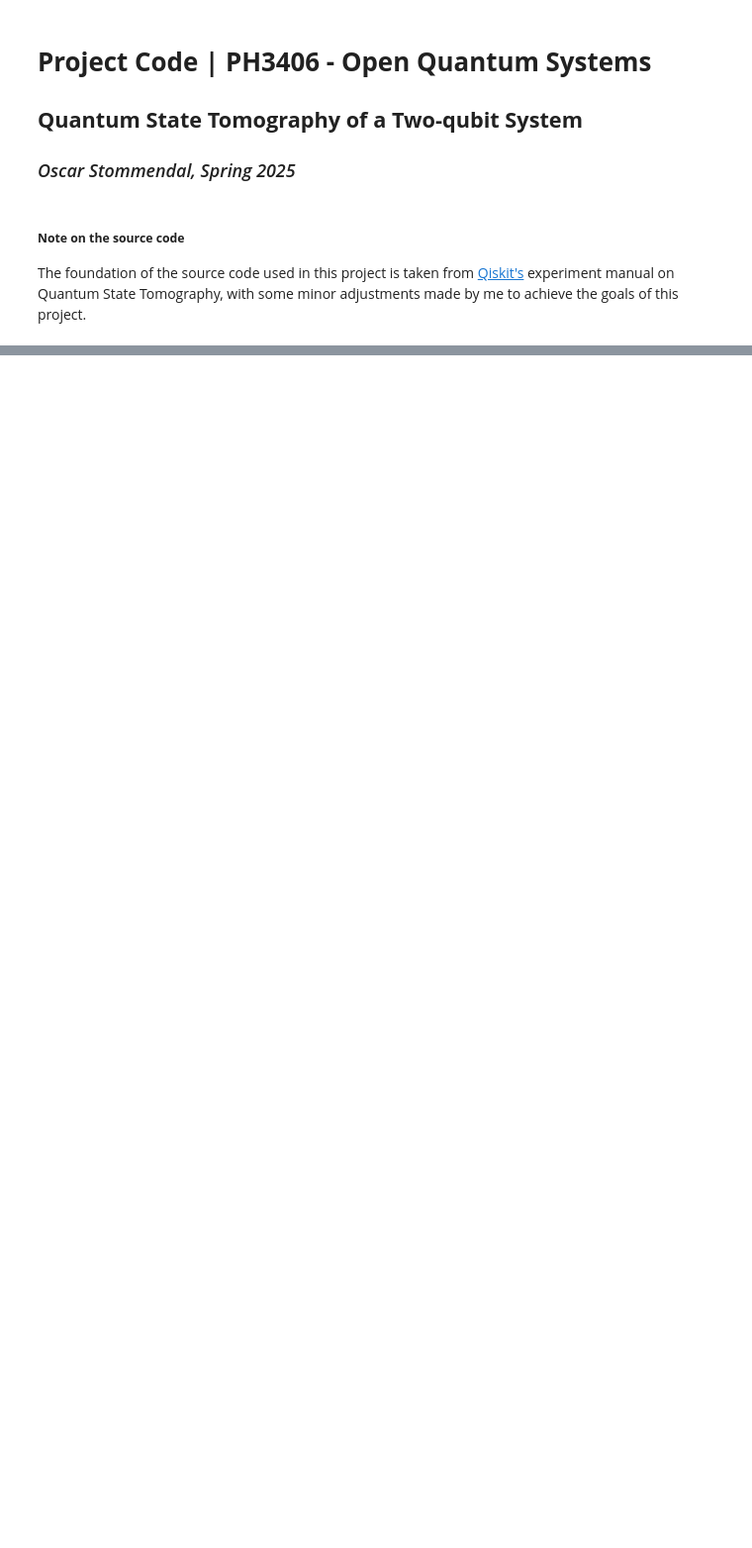
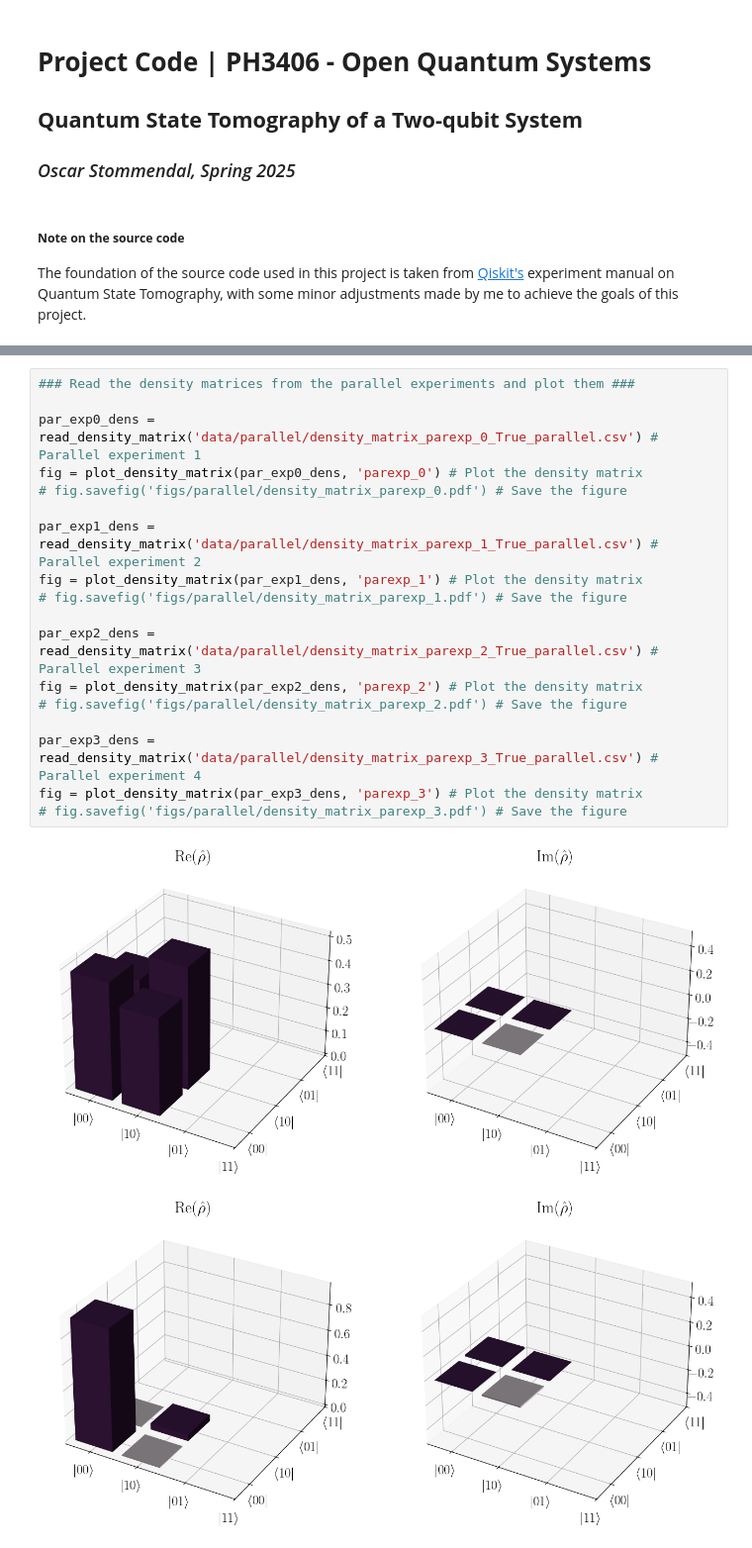
Before and after one commit to stommen/ntu_exchange, a Jupyter notebook: ntu_courses/PH3406/ph3406_project_OS.ipynb, the cells around one changed output, grey strips where cells are left out. Shown at 99% size. Saved outputs shown, nothing was run; the diff lists cells and outputs as text; blank space fills up the shorter version.

```diff
--- a/ntu_courses/PH3406/ph3406_project_OS.ipynb
+++ b/ntu_courses/PH3406/ph3406_project_OS.ipynb
@@ -300,0 +461,21 @@ AnalysisResult
+# %%
+### Read the density matrices from the parallel experiments and plot them ###
+
+par_exp0_dens = read_density_matrix('data/parallel/density_matrix_parexp_0_True_parallel.csv') # Parallel experiment 1
+fig = plot_density_matrix(par_exp0_dens, 'parexp_0') # Plot the density matrix
+# fig.savefig('figs/parallel/density_matrix_parexp_0.pdf') # Save the figure
+
+par_exp1_dens = read_density_matrix('data/parallel/density_matrix_parexp_1_True_parallel.csv') # Parallel experiment 2
+fig = plot_density_matrix(par_exp1_dens, 'parexp_1') # Plot the density matrix
+# fig.savefig('figs/parallel/density_matrix_parexp_1.pdf') # Save the figure
+
+par_exp2_dens = read_density_matrix('data/parallel/density_matrix_parexp_2_True_parallel.csv') # Parallel experiment 3
+fig = plot_density_matrix(par_exp2_dens, 'parexp_2') # Plot the density matrix
+# fig.savefig('figs/parallel/density_matrix_parexp_2.pdf') # Save the figure
+
+par_exp3_dens = read_density_matrix('data/parallel/density_matrix_parexp_3_True_parallel.csv') # Parallel experiment 4
+fig = plot_density_matrix(par_exp3_dens, 'parexp_3') # Plot the density matrix
+# fig.savefig('figs/parallel/density_matrix_parexp_3.pdf') # Save the figure
+# %% [output]
+[figure, added]
+[figure, added]
```
Also changed, not shown: parts of 12 cells of this notebook, 7 other files.
